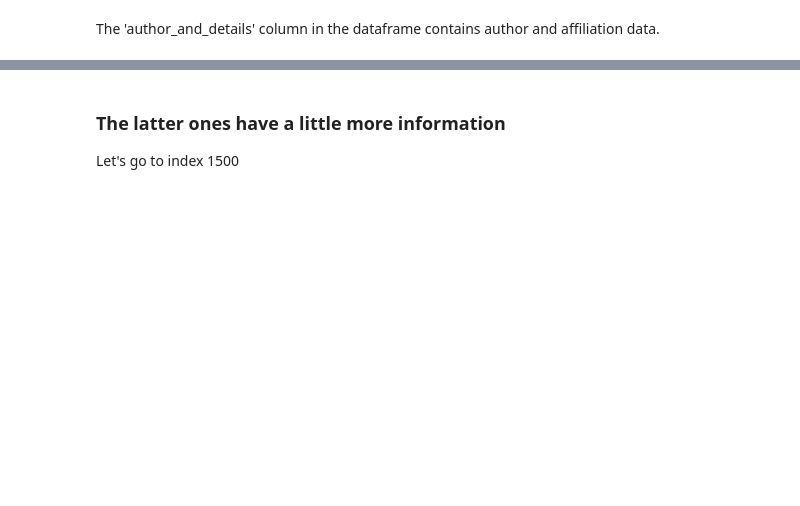
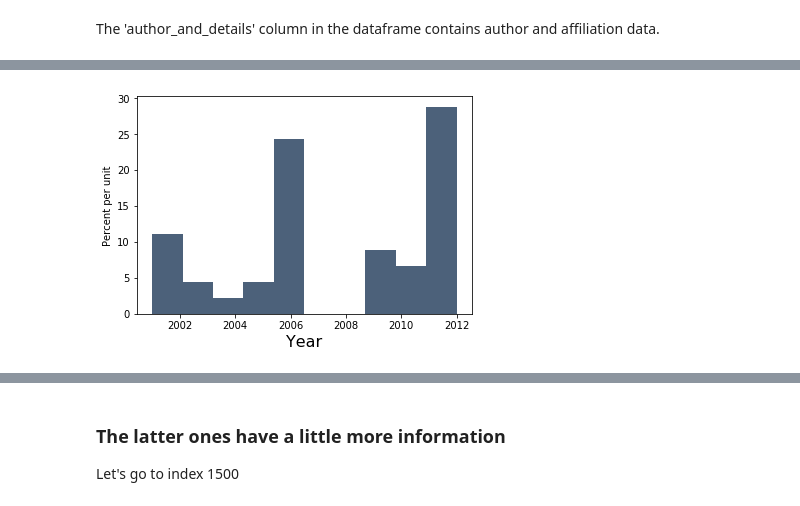
Before and after one commit to rdgao/WH2CogSci, a Jupyter notebook: parsing/parsing_JCogSci.ipynb, the cells around one changed output, grey strips where cells are left out. Saved outputs shown, nothing was run; the diff lists cells and outputs as text; code cells hidden in the pictures; blank space fills up the shorter version.

```diff
--- a/parsing/parsing_JCogSci.ipynb
+++ b/parsing/parsing_JCogSci.ipynb
@@ -226,0 +300,6 @@ print(results2.where("aff", are.equal_to("Other")).num_rows)
+# %%
+# Artificial Intelligence
+inter = results2.where("aff", are.equal_to("Linguistics"))
+inter.hist("Year")
+# %% [output]
+[figure, added]
```
Also changed, not shown: parts of 16 cells of this notebook, 1 other file.
